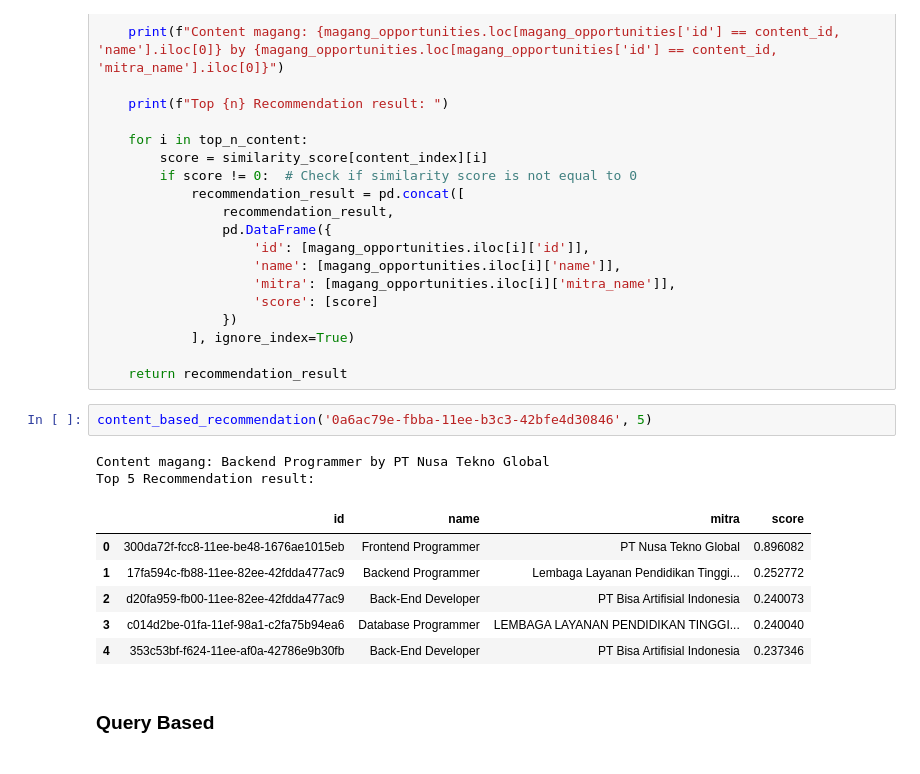
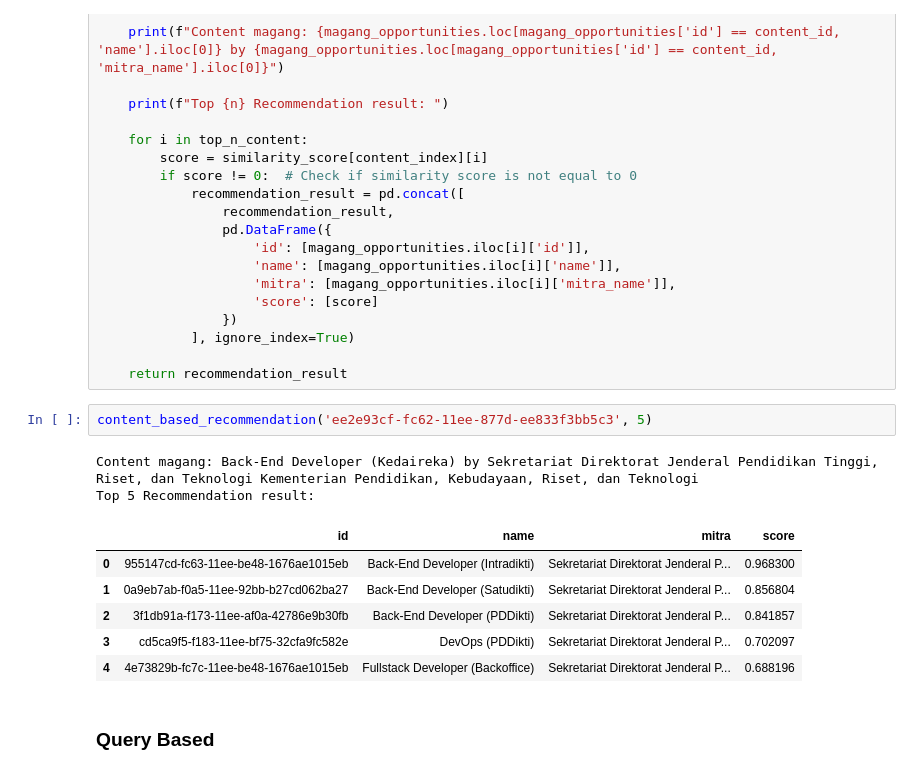
Before and after one commit to Aszaychik/optimasi-search-magang-merdeka, a Jupyter notebook: notebooks/model.ipynb, the cells around one changed output. Cells and saved outputs as stored; diff of their text form.

```diff
--- a/notebooks/model.ipynb
+++ b/notebooks/model.ipynb
@@ -427,17 +427,17 @@ def content_based_recommendation(content_id, n=10):
             ], ignore_index=True)
 
     return recommendation_result
-# %%
-content_based_recommendation('0a6ac79e-fbba-11ee-b3c3-42bfe4d30846', 5)
-# %% [output]
-Content magang: Backend Programmer by PT Nusa Tekno Global
-Top 5 Recommendation result:
-|  | id | name | mitra | score |
-| 0 | 300da72f-fcc8-11ee-be48-1676ae1015eb | Frontend Programmer | PT Nusa Tekno Global | 0.896082 |
-| 1 | 17fa594c-fb88-11ee-82ee-42fdda477ac9 | Backend Programmer | Lembaga Layanan Pendidikan Tinggi... | 0.252772 |
-| 2 | d20fa959-fb00-11ee-82ee-42fdda477ac9 | Back-End Developer | PT Bisa Artifisial Indonesia | 0.240073 |
-| 3 | c014d2be-01fa-11ef-98a1-c2fa75b94ea6 | Database Programmer | LEMBAGA LAYANAN PENDIDIKAN TINGGI... | 0.240040 |
-| 4 | 353c53bf-f624-11ee-af0a-42786e9b30fb | Back-End Developer | PT Bisa Artifisial Indonesia | 0.237346 |
+# %%
+content_based_recommendation('ee2e93cf-fc62-11ee-877d-ee833f3bb5c3', 5)
+# %% [output]
+Content magang: Back-End Developer (Kedaireka) by Sekretariat Direktorat Jenderal Pendidikan Tinggi, Riset, dan Teknologi Kementerian Pendidikan, Kebudayaan, Riset, dan Teknologi
+Top 5 Recommendation result:
+|  | id | name | mitra | score |
+| 0 | 955147cd-fc63-11ee-be48-1676ae1015eb | Back-End Developer (Intradikti) | Sekretariat Direktorat Jenderal P... | 0.968300 |
+| 1 | 0a9eb7ab-f0a5-11ee-92bb-b27cd062ba27 | Back-End Developer (Satudikti) | Sekretariat Direktorat Jenderal P... | 0.856804 |
+| 2 | 3f1db91a-f173-11ee-af0a-42786e9b30fb | Back-End Developer (PDDikti) | Sekretariat Direktorat Jenderal P... | 0.841857 |
+| 3 | cd5ca9f5-f183-11ee-bf75-32cfa9fc582e | DevOps (PDDikti) | Sekretariat Direktorat Jenderal P... | 0.702097 |
+| 4 | 4e73829b-fc7c-11ee-be48-1676ae1015eb | Fullstack Developer (Backoffice) | Sekretariat Direktorat Jenderal P... | 0.688196 |
 # %% [markdown]
 ### **Query Based**
 # %%
```
Also changed, not shown: parts of 2 cells of this notebook.
